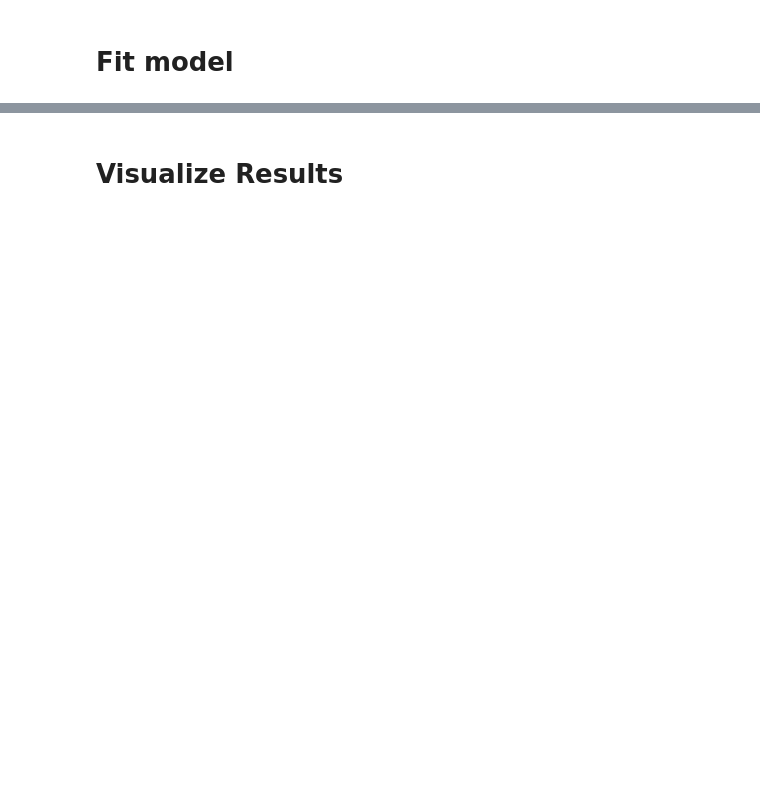
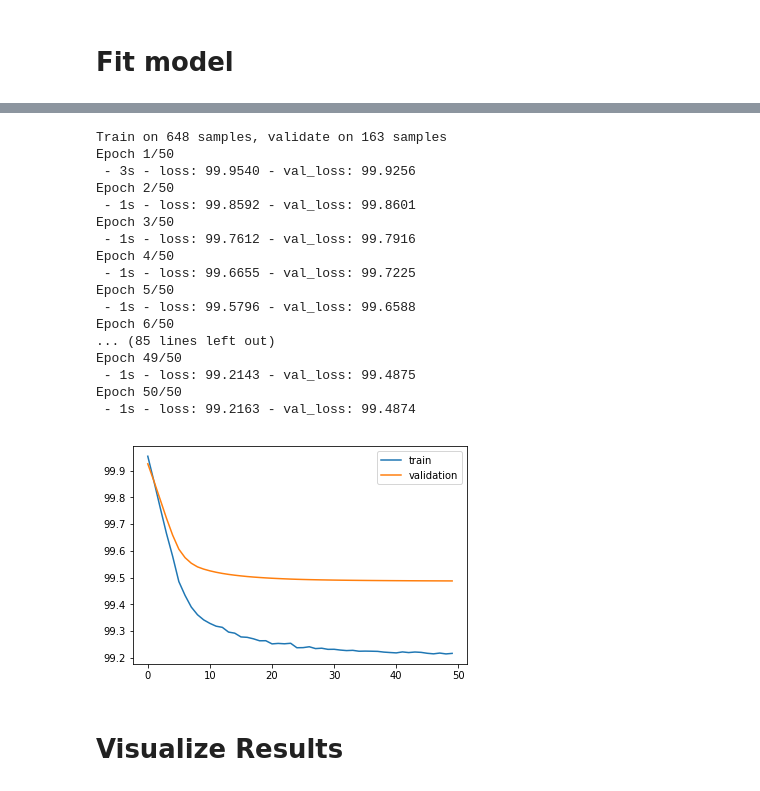
Before and after one commit to ChuckHend/ts-engine, a Jupyter notebook: src/main_nb.ipynb, the cells around one changed output, grey strips where cells are left out. Saved outputs shown, nothing was run; the diff lists cells and outputs as text; code cells hidden in the pictures; blank space fills up the shorter version.

```diff
--- a/src/main_nb.ipynb
+++ b/src/main_nb.ipynb
@@ -264,3 +178,24 @@ Epoch 1500/1500
+# %%
+mod.train_model()
+# %% [output]
+Train on 648 samples, validate on 163 samples
+Epoch 1/50
+ - 3s - loss: 99.9540 - val_loss: 99.9256
+Epoch 2/50
+ - 1s - loss: 99.8592 - val_loss: 99.8601
+Epoch 3/50
+ - 1s - loss: 99.7612 - val_loss: 99.7916
+Epoch 4/50
+ - 1s - loss: 99.6655 - val_loss: 99.7225
+Epoch 5/50
+ - 1s - loss: 99.5796 - val_loss: 99.6588
+Epoch 6/50
+... (85 lines left out)
+Epoch 49/50
+ - 1s - loss: 99.2143 - val_loss: 99.4875
+Epoch 50/50
+ - 1s - loss: 99.2163 - val_loss: 99.4874
+[figure, added]
 # %% [markdown]
 # Visualize Results
 # %%
```
Also changed, not shown: parts of 40 cells of this notebook, 2 other files.
